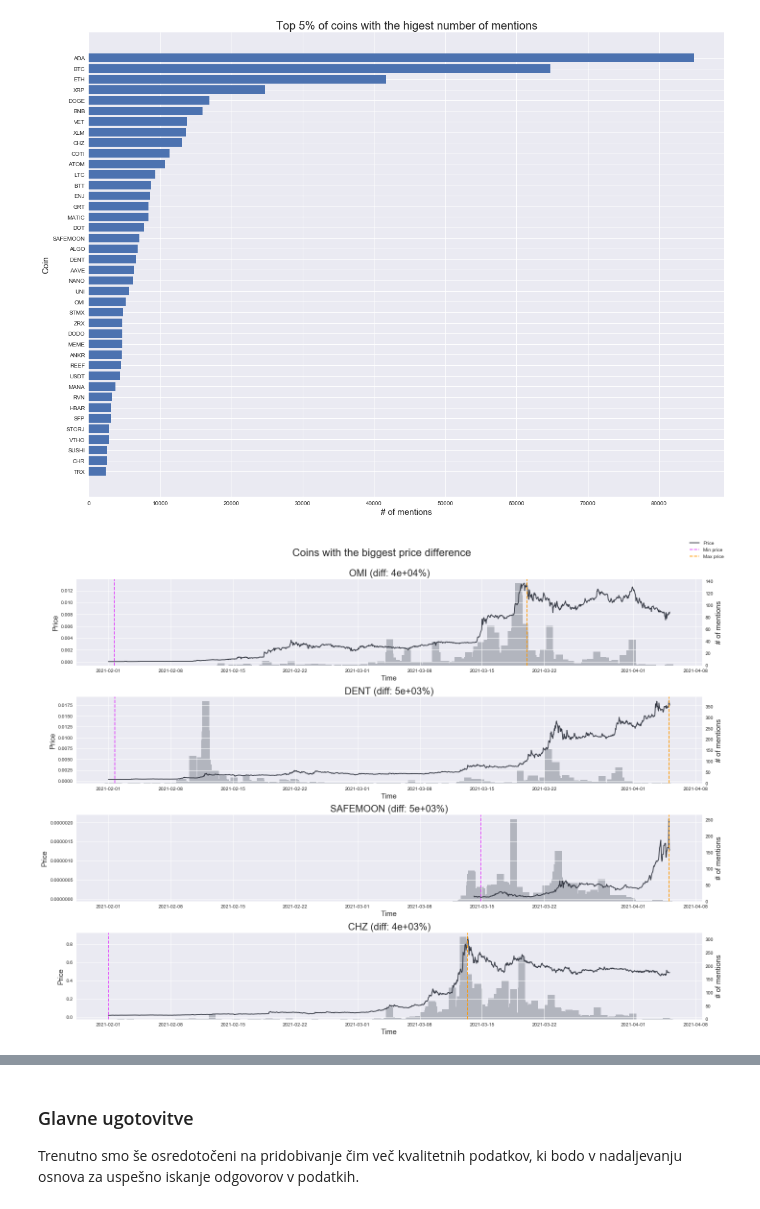
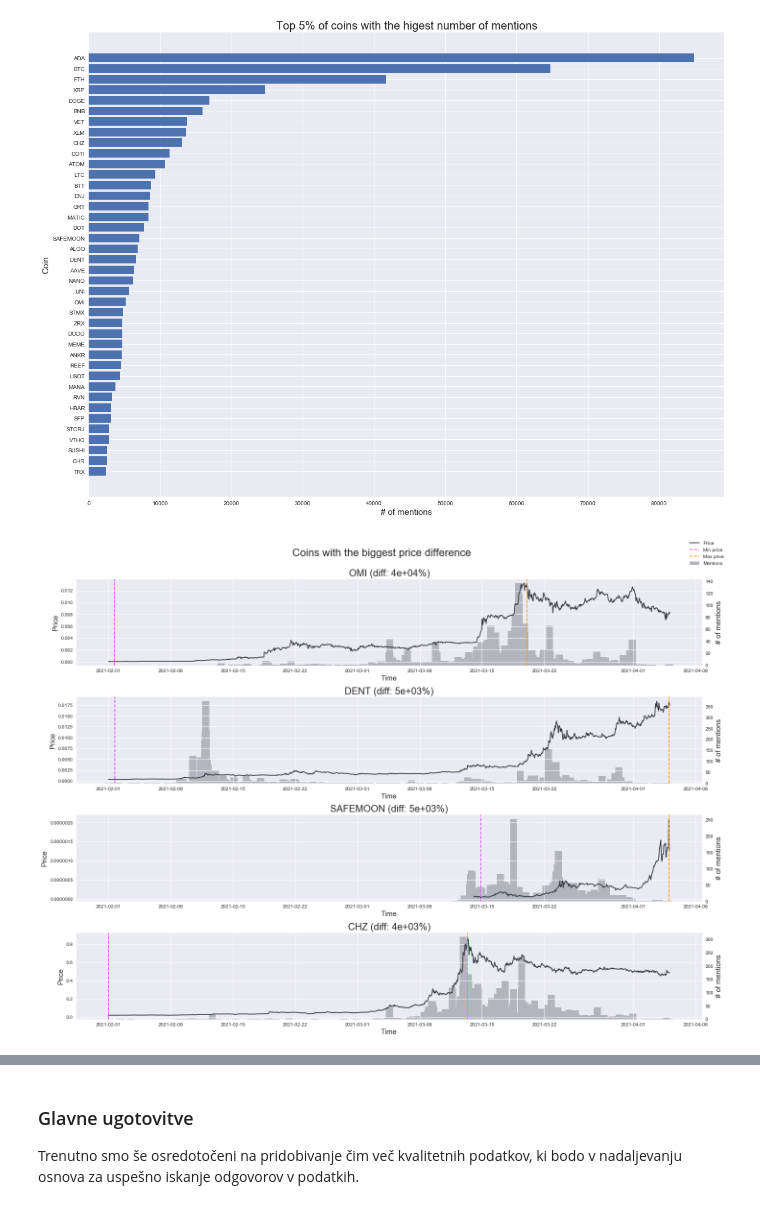
Before and after one commit to nikp00/PR21NPJSEP, a Jupyter notebook: report.ipynb, the cells around one changed output, grey strips where cells are left out. Saved outputs shown, nothing was run; the diff lists cells and outputs as text; code cells hidden in the pictures.

```diff
--- a/report.ipynb
+++ b/report.ipynb
@@ -176,35 +176,38 @@ for i, e in enumerate(biggest_price_diff.iloc[0:4].iterrows()):
     )
     ax[i].plot(price_data["price"], color=COLOR_MAIN, label="Price")
 
     ax[i].axvline(
         date_parser(e[1]["min_date"]),
         color=COLOR_MA_8,
         linestyle="--",
         label="Min price",
     )
     ax[i].axvline(
         date_parser(e[1]["max_date"]),
         color=COLOR_MA_5,
         linestyle="--",
         label="Max price",
     )
 
     ax[i].set_zorder(ax_bar.get_zorder() + 1)
     ax[i].patch.set_visible(False)
     ax[i].set_title(f"{coin} (diff: {e[1]['diff_rel']:.0}%)", fontsize=TITLE_SIZE)
     ax[i].set_xlabel("Time", fontsize=AXES_LABELS_SIZE)
     ax[i].set_ylabel("Price", fontsize=AXES_LABELS_SIZE)
 
     ax_bar.patch.set_visible(True)
     ax_bar.grid(b=None)
     ax_bar.set_ylabel("# of mentions", fontsize=AXES_LABELS_SIZE)
 
 
-fig.legend(*ax[0].get_legend_handles_labels())
+l, h = ax[0].get_legend_handles_labels()
+l2, h2 = ax_bar.get_legend_handles_labels()
+
+fig.legend(l + l2, h + h2)
 fig.suptitle("Coins with the biggest price difference", fontsize=22)
 fig.tight_layout(rect=[0, 0.03, 1, 0.95])
 # %% [output]
-[figure, old version]
+[figure, new version]
 # %%
 fig, ax = plt.subplots(4, 1, figsize=(20, 15))
 
```
Also changed, not shown: parts of 3 cells of this notebook.
